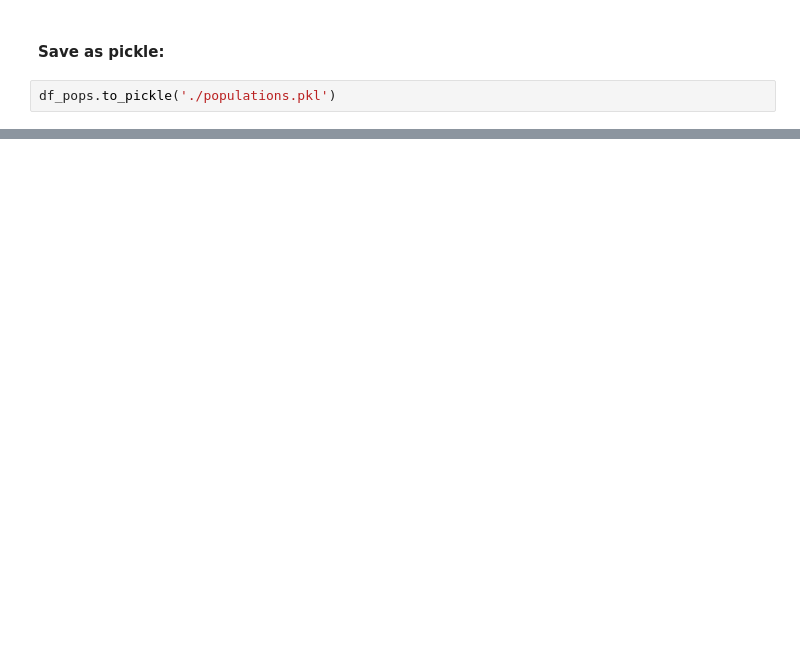
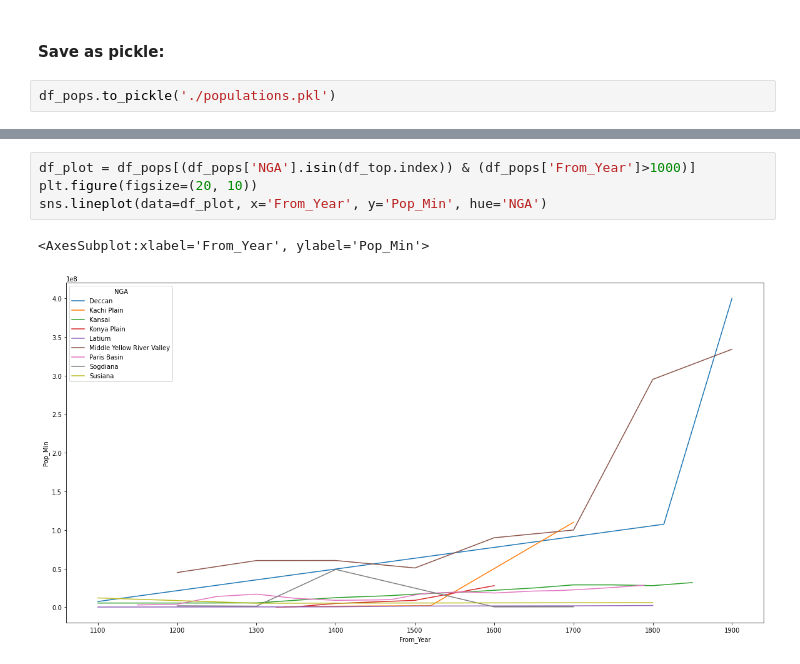
Before and after one commit to vipervit/seshat, a Jupyter notebook: populations.ipynb, the cells around one changed output, grey strips where cells are left out. Drawn from its saved outputs; the diff is of its cells as text; blank space fills up the shorter version.

```diff
--- a/populations.ipynb
+++ b/populations.ipynb
@@ -204,0 +234,7 @@ df_pops.to_pickle('./populations.pkl')
+# %%
+df_plot = df_pops[(df_pops['NGA'].isin(df_top.index)) & (df_pops['From_Year']>1000)]
+plt.figure(figsize=(20, 10))
+sns.lineplot(data=df_plot, x='From_Year', y='Pop_Min', hue='NGA')
+# %% [output]
+<AxesSubplot:xlabel='From_Year', ylabel='Pop_Min'>
+[figure, added]
```
Also changed, not shown: parts of 12 cells of this notebook.
